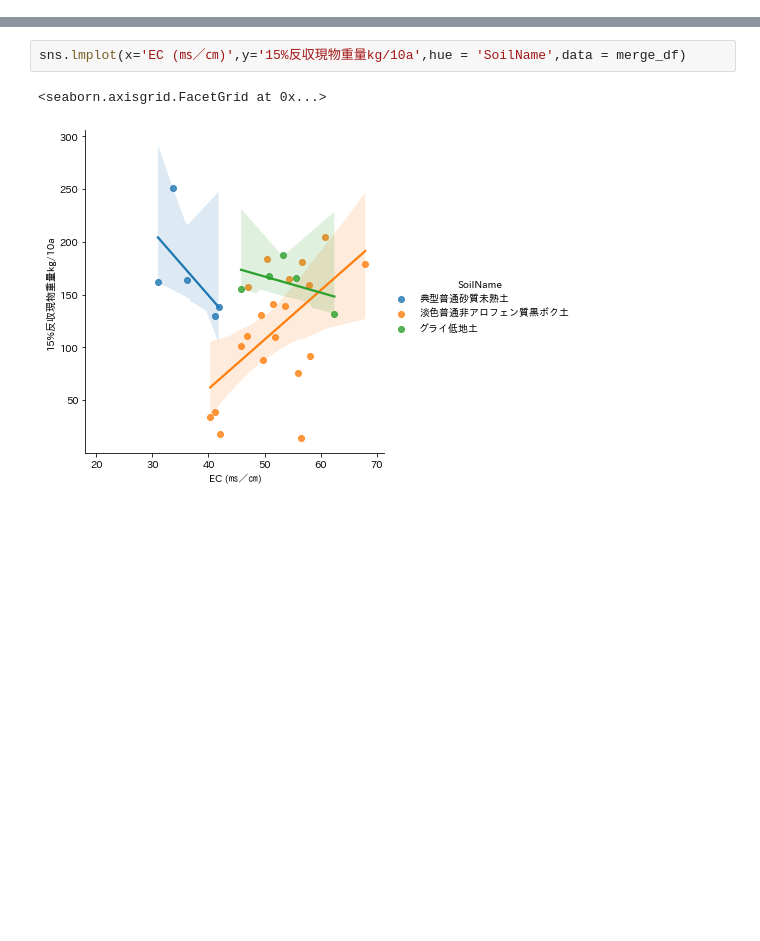
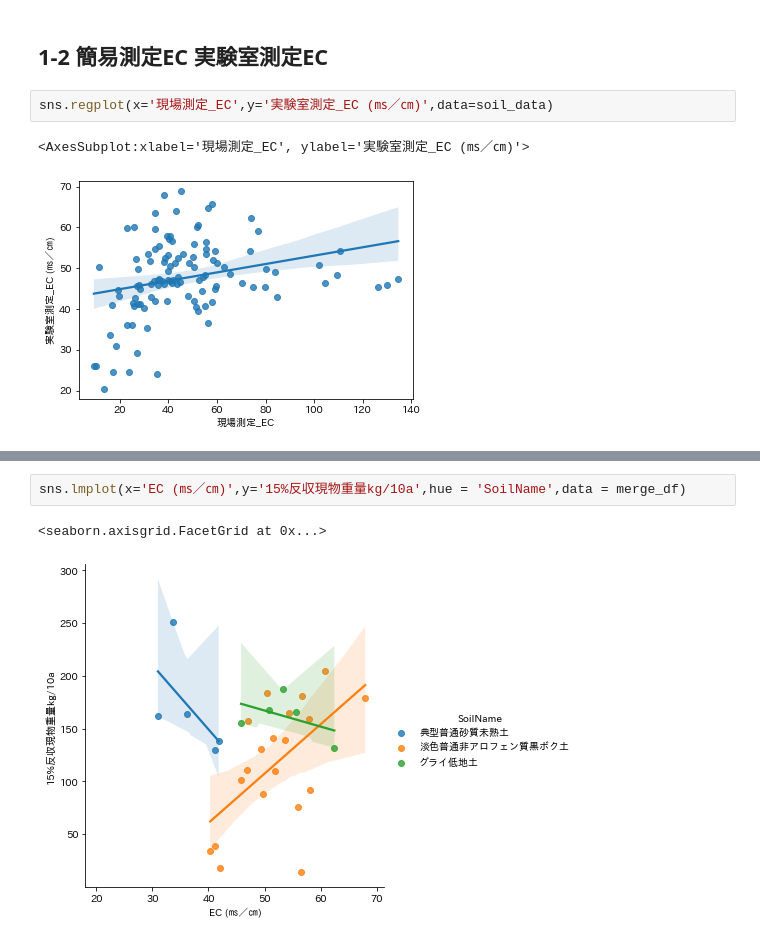
Before and after one commit to sagri-tokyo/akita_daizu, a Jupyter notebook: 0.TNTC_pHEC相関.ipynb, the cells around one changed output, grey strips where cells are left out. Cells and saved outputs as stored; diff of their text form; blank space fills up the shorter version.

```diff
--- a/0.TNTC_pHEC相関.ipynb
+++ b/0.TNTC_pHEC相関.ipynb
@@ -71,0 +48,7 @@ xを説明変数（EH,pH）とし，yを目的変数（数量）
+# %% [markdown]
+## 1-2 簡易測定EC 実験室測定EC
+# %%
+sns.regplot(x='現場測定_EC',y='実験室測定_EC (㎳／㎝)',data=soil_data)
+# %% [output]
+<AxesSubplot:xlabel='現場測定_EC', ylabel='実験室測定_EC (㎳／㎝)'>
+[figure, added]
```
Also changed, not shown: parts of 41 cells of this notebook, 5 other files.
